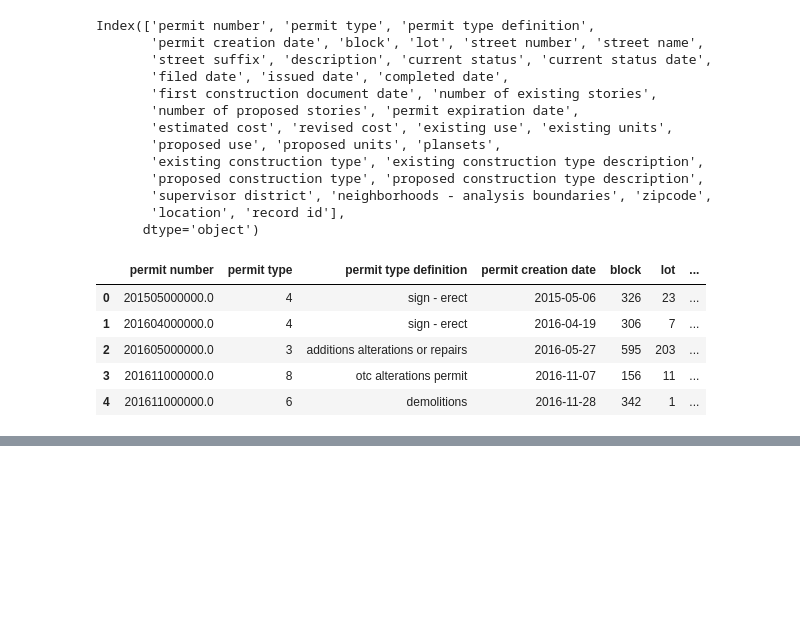
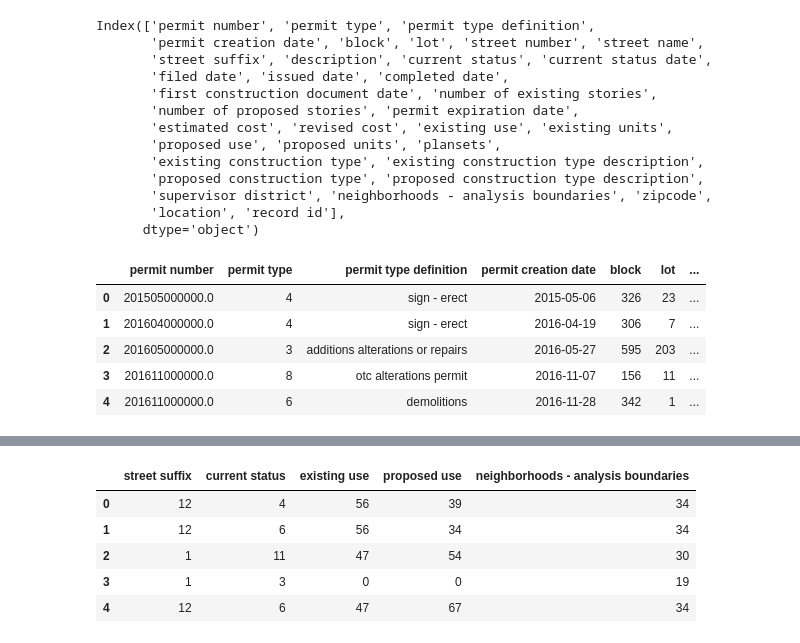
Before and after one commit to Data-Epic/gbotemi_bolarinwa, a Jupyter notebook: project-2/feature_engineering.ipynb, the cells around one changed output, grey strips where cells are left out. Drawn from its saved outputs; the diff is of its cells as text; code cells hidden in the pictures; blank space fills up the shorter version.

```diff
--- a/project-2/feature_engineering.ipynb
+++ b/project-2/feature_engineering.ipynb
@@ -193,0 +240,9 @@ data.head()
+# %%
+data[obj_cols].head()
+# %% [output]
+|  | street suffix | current status | existing use | proposed use | neighborhoods - analysis boundaries |
+| 0 | 12 | 4 | 56 | 39 | 34 |
+| 1 | 12 | 6 | 56 | 34 | 34 |
+| 2 | 1 | 11 | 47 | 54 | 30 |
+| 3 | 1 | 3 | 0 | 0 | 19 |
+| 4 | 12 | 6 | 47 | 67 | 34 |
```
Also changed, not shown: parts of 24 cells of this notebook, 1 other file.
